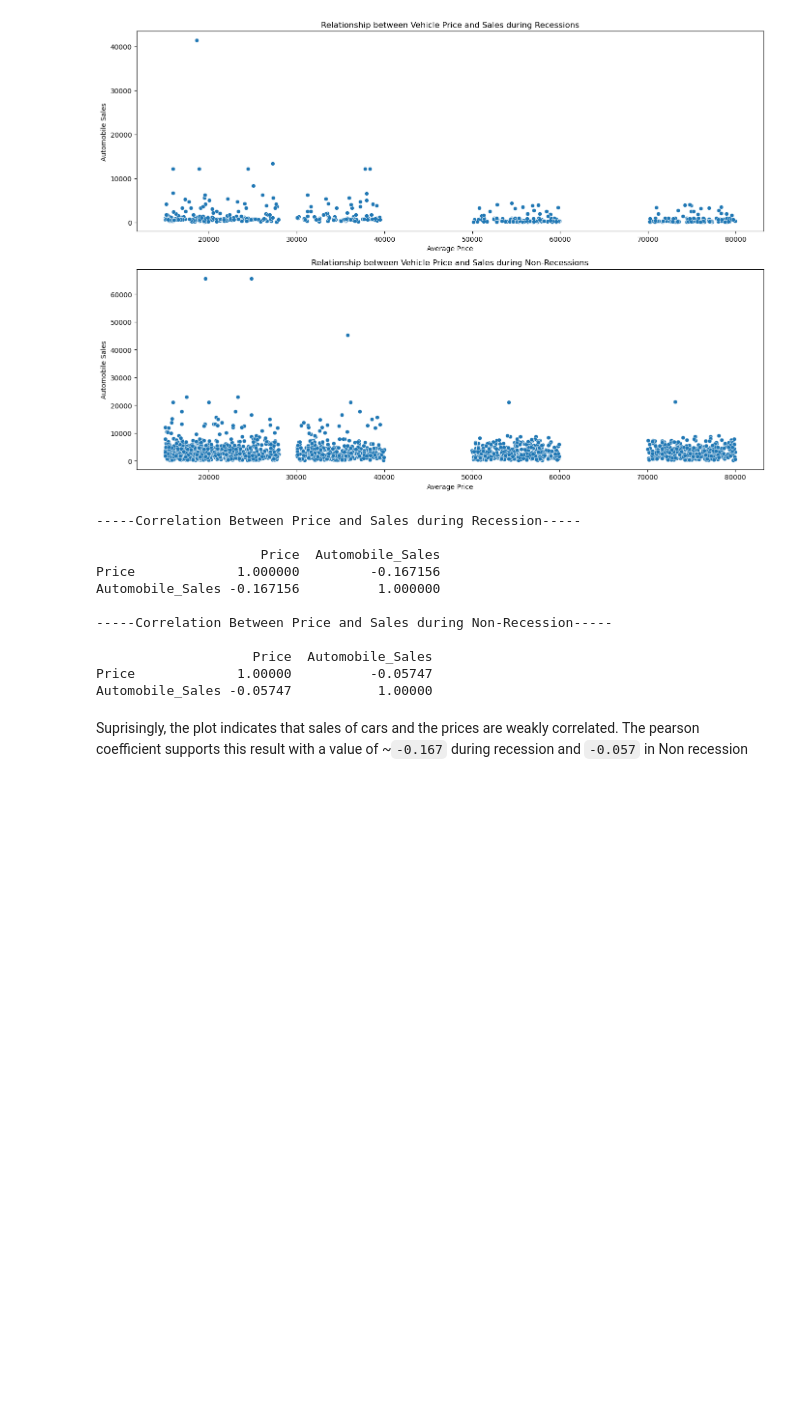
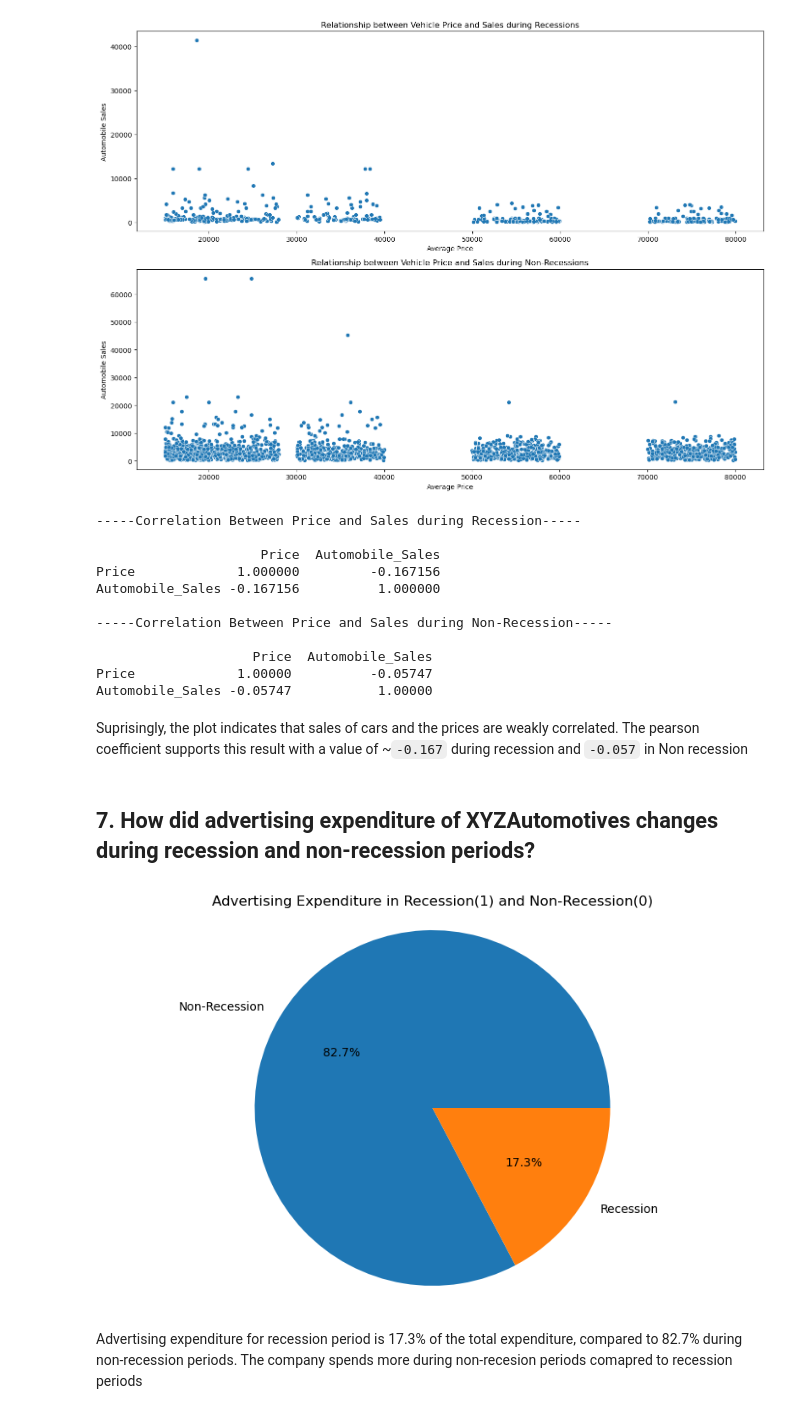
Before and after one commit to restjohnson/automobile_recession, a Jupyter notebook: automobile_jupyter.ipynb, the cells around one changed output. Cells and saved outputs as stored; diff of their text form; code cells hidden in the pictures; blank space fills up the shorter version.

Commit message:
expenditure comparison between recession and non-recession periods

```diff
--- a/automobile_jupyter.ipynb
+++ b/automobile_jupyter.ipynb
@@ -282,3 +282,17 @@ Price             1.00000          -0.05747
 Automobile_Sales -0.05747           1.00000
 # %% [markdown]
 Suprisingly, the plot indicates that sales of cars and the prices are weakly correlated. The pearson coefficient supports this result with a value of ~`-0.167` during recession and `-0.057` in Non recession
+# %% [markdown]
+## 7. How did advertising expenditure of XYZAutomotives changes during recession and non-recession periods?
+# %%
+ads_ = df.groupby('Recession')['Advertising_Expenditure'].sum().reset_index()
+
+plt.figure(figsize=(10, 6))
+plt.pie(ads_['Advertising_Expenditure'], labels=['Non-Recession','Recession'], autopct='%1.1f%%')
+plt.title('Advertising Expenditure in Recession(1) and Non-Recession(0)')
+plt.axis('equal')
+plt.show()
+# %% [output]
+[figure, added]
+# %% [markdown]
+Advertising expenditure for recession period is 17.3% of the total expenditure, compared to 82.7% during non-recession periods. The company spends more during non-recesion periods comapred to recession periods
```
